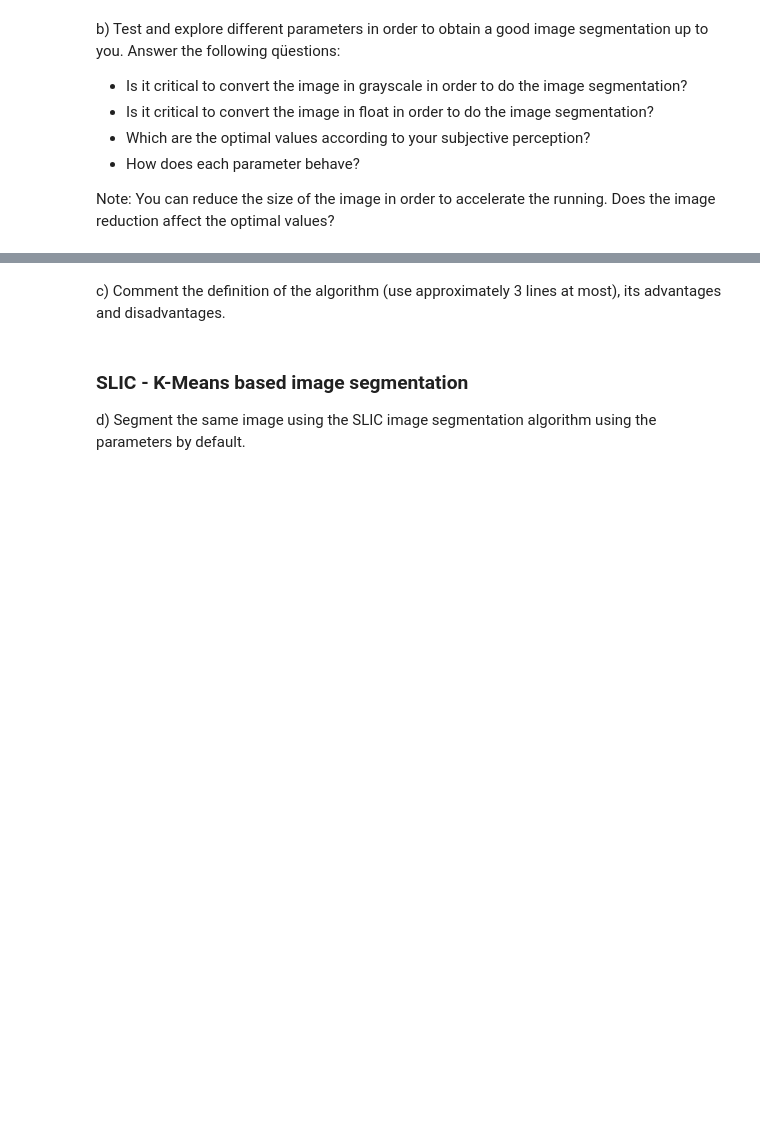
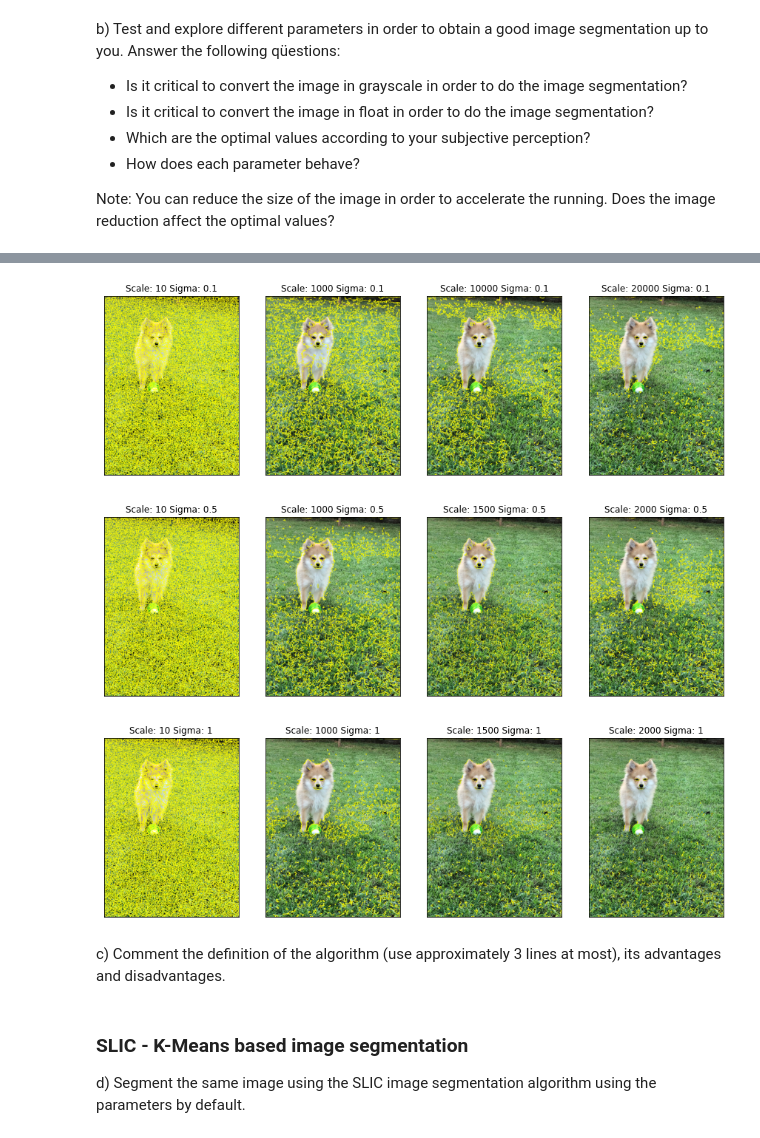
Before and after one commit to PauSolerValades/VA, a Jupyter notebook: Practica3/p3_2ndPart/p3_2nd_part.ipynb, the cells around one changed output, grey strips where cells are left out. Cells and saved outputs as stored; diff of their text form; code cells hidden in the pictures; blank space fills up the shorter version.

```diff
--- a/Practica3/p3_2ndPart/p3_2nd_part.ipynb
+++ b/Practica3/p3_2ndPart/p3_2nd_part.ipynb
@@ -72,3 +119,52 @@ Note: You can reduce the size of the image in order to accelerate the running. D
+# %%
+#scale, sigma, min_size
+
+
+im_segmentation = segmentation.felzenszwalb(image, scale=10, sigma=0.1)
+sc1sig1 = segmentation.mark_boundaries(image, im_segmentation)
+
+im_segmentation = segmentation.felzenszwalb(image, scale=1000, sigma=0.1)
+sc10sig1 = segmentation.mark_boundaries(image, im_segmentation)
+
+im_segmentation = segmentation.felzenszwalb(image, scale=10000, sigma=0.1)
+sc100sig1 = segmentation.mark_boundaries(image, im_segmentation)
+
+im_segmentation = segmentation.felzenszwalb(image, scale=20000, sigma=0.1)
+sc1000sig1 = segmentation.mark_boundaries(image, im_segmentation)
+
+
+im_segmentation = segmentation.felzenszwalb(image, scale=10, sigma=0.5)
+sc1sig5 = segmentation.mark_boundaries(image, im_segmentation)
+
+im_segmentation = segmentation.felzenszwalb(image, scale=1000, sigma=0.5)
+sc10sig5 = segmentation.mark_boundaries(image, im_segmentation)
+
+im_segmentation = segmentation.felzenszwalb(image, scale=1500, sigma=0.5)
+sc100sig5 = segmentation.mark_boundaries(image, im_segmentation)
+
+im_segmentation = segmentation.felzenszwalb(image, scale=2000, sigma=0.5)
+sc1000sig5 = segmentation.mark_boundaries(image, im_segmentation)
+
+
+im_segmentation = segmentation.felzenszwalb(image, scale=10, sigma=1)
+sc1sig10 = segmentation.mark_boundaries(image, im_segmentation)
+
+im_segmentation = segmentation.felzenszwalb(image, scale=1000, sigma=1)
+sc10sig10 = segmentation.mark_boundaries(image, im_segmentation)
+
+im_segmentation = segmentation.felzenszwalb(image, scale=1500, sigma=1)
+sc100sig10 = segmentation.mark_boundaries(image, im_segmentation)
+
+im_segmentation = segmentation.felzenszwalb(image, scale=2000, sigma=1)
+sc1000sig10 = segmentation.mark_boundaries(image, im_segmentation)
+
+visualize4(sc1sig1, sc10sig1, sc100sig1, sc1000sig1, "Scale: 10 Sigma: 0.1", "Scale: 1000 Sigma: 0.1", "Scale: 10000 Sigma: 0.1", "Scale: 20000 Sigma: 0.1")
+visualize4(sc1sig5, sc10sig5, sc100sig5, sc1000sig5, "Scale: 10 Sigma: 0.5", "Scale: 1000 Sigma: 0.5", "Scale: 1500 Sigma: 0.5", "Scale: 2000 Sigma: 0.5")
+visualize4(sc1sig10, sc10sig10, sc100sig10, sc1000sig10, "Scale: 10 Sigma: 1", "Scale: 1000 Sigma: 1", "Scale: 1500 Sigma: 1", "Scale: 2000 Sigma: 1")
+# %% [output]
+[figure, added]
+[figure, added]
+[figure, added]
 # %% [markdown]
 c) Comment the definition of the algorithm (use approximately 3 lines at most), its advantages and disadvantages.
 # %%
```
Also changed, not shown: parts of 15 cells of this notebook.
